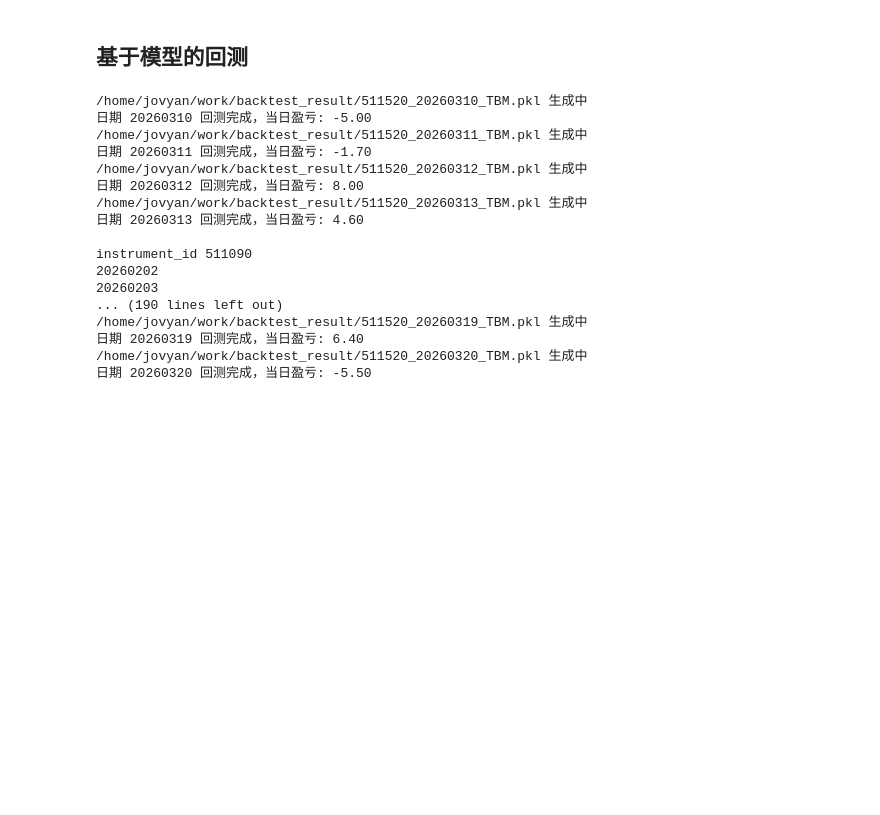
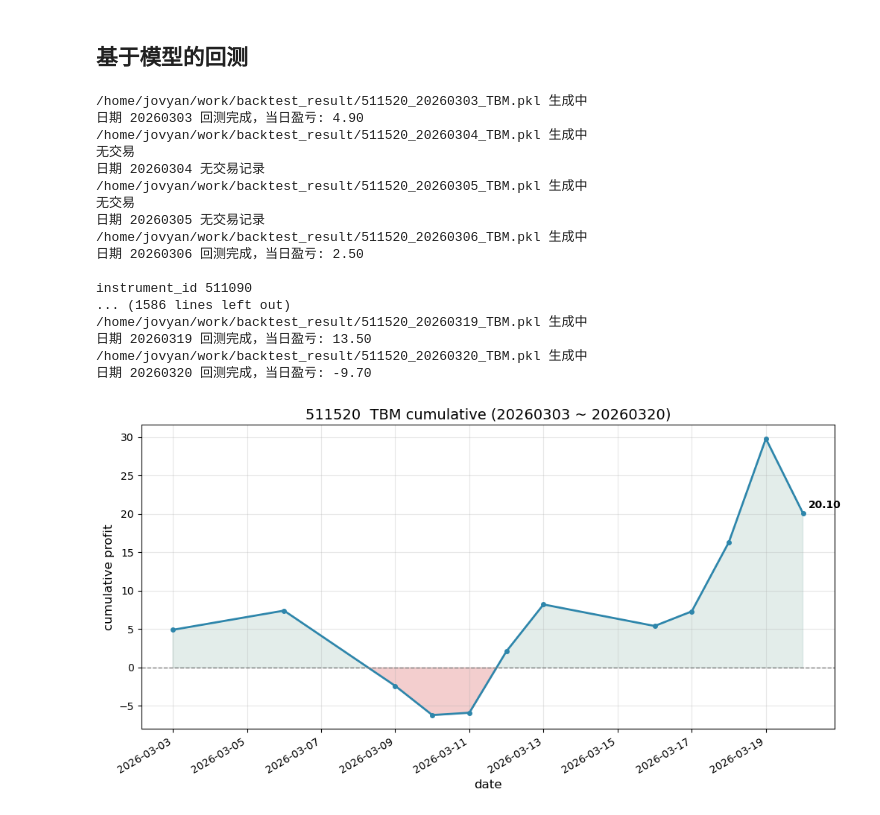
Before and after one commit to artinsophia/Quant-Intern-2026, a Jupyter notebook: triple_barrier_method/test.ipynb, the cells around one changed output. Cells and saved outputs as stored; diff of their text form; code cells hidden in the pictures; blank space fills up the shorter version.

```diff
--- a/triple_barrier_method/test.ipynb
+++ b/triple_barrier_method/test.ipynb
@@ -564,24 +594,25 @@ sys.path.append(utils_path)
 # %%
 %%time
 from backtesting import backtest_multi_days
 param_dict['trade_ymd'] = ''
 strategy = StrategyDemo(model,param_dict)
-backtest_df = backtest_multi_days(instrument_id,'20260310','20260320',strategy,param_dict)
+backtest_df = backtest_multi_days(instrument_id,'20260303','20260329',strategy,param_dict)
 # %% [output]
-/home/jovyan/work/backtest_result/511520_20260310_TBM.pkl 生成中
-日期 20260310 回测完成，当日盈亏: -5.00
-/home/jovyan/work/backtest_result/511520_20260311_TBM.pkl 生成中
-日期 20260311 回测完成，当日盈亏: -1.70
-/home/jovyan/work/backtest_result/511520_20260312_TBM.pkl 生成中
-日期 20260312 回测完成，当日盈亏: 8.00
-/home/jovyan/work/backtest_result/511520_20260313_TBM.pkl 生成中
-日期 20260313 回测完成，当日盈亏: 4.60
+/home/jovyan/work/backtest_result/511520_20260303_TBM.pkl 生成中
+日期 20260303 回测完成，当日盈亏: 4.90
+/home/jovyan/work/backtest_result/511520_20260304_TBM.pkl 生成中
+无交易
+日期 20260304 无交易记录
+/home/jovyan/work/backtest_result/511520_20260305_TBM.pkl 生成中
+无交易
+日期 20260305 无交易记录
+/home/jovyan/work/backtest_result/511520_20260306_TBM.pkl 生成中
+日期 20260306 回测完成，当日盈亏: 2.50
 
 instrument_id 511090
-20260202
-20260203
-... (190 lines left out)
+... (1586 lines left out)
 /home/jovyan/work/backtest_result/511520_20260319_TBM.pkl 生成中
-日期 20260319 回测完成，当日盈亏: 6.40
+日期 20260319 回测完成，当日盈亏: 13.50
 /home/jovyan/work/backtest_result/511520_20260320_TBM.pkl 生成中
-日期 20260320 回测完成，当日盈亏: -5.50
+日期 20260320 回测完成，当日盈亏: -9.70
+[figure, added]
```
Also changed, not shown: parts of 14 cells of this notebook, 5 other files.
